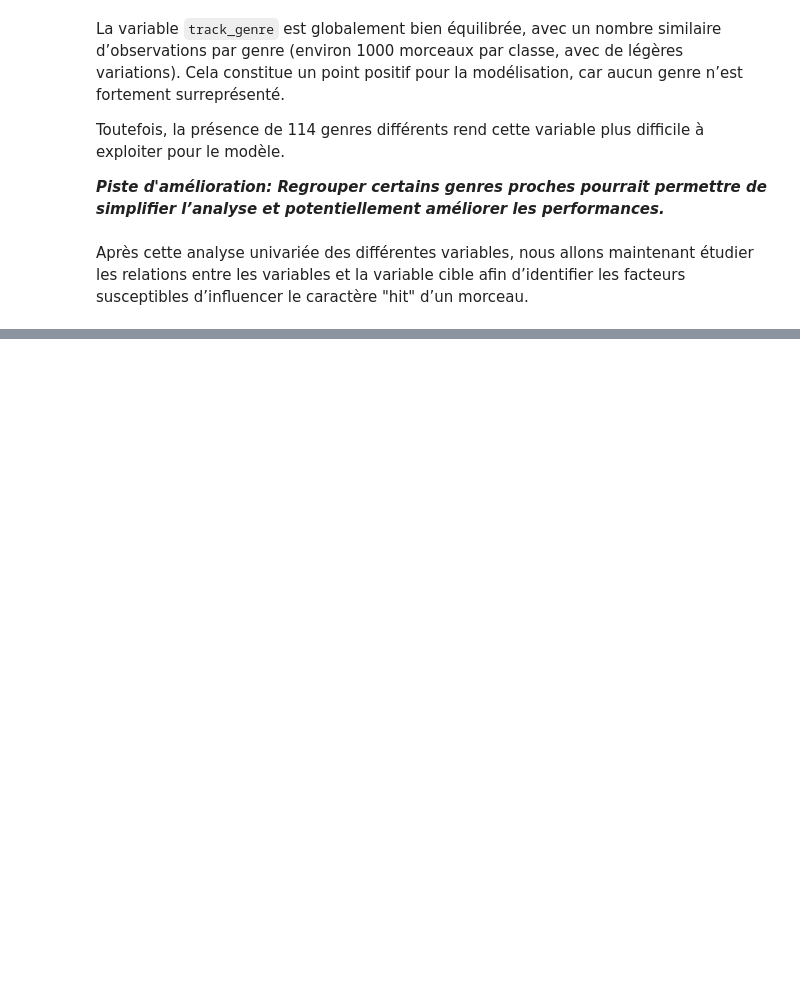
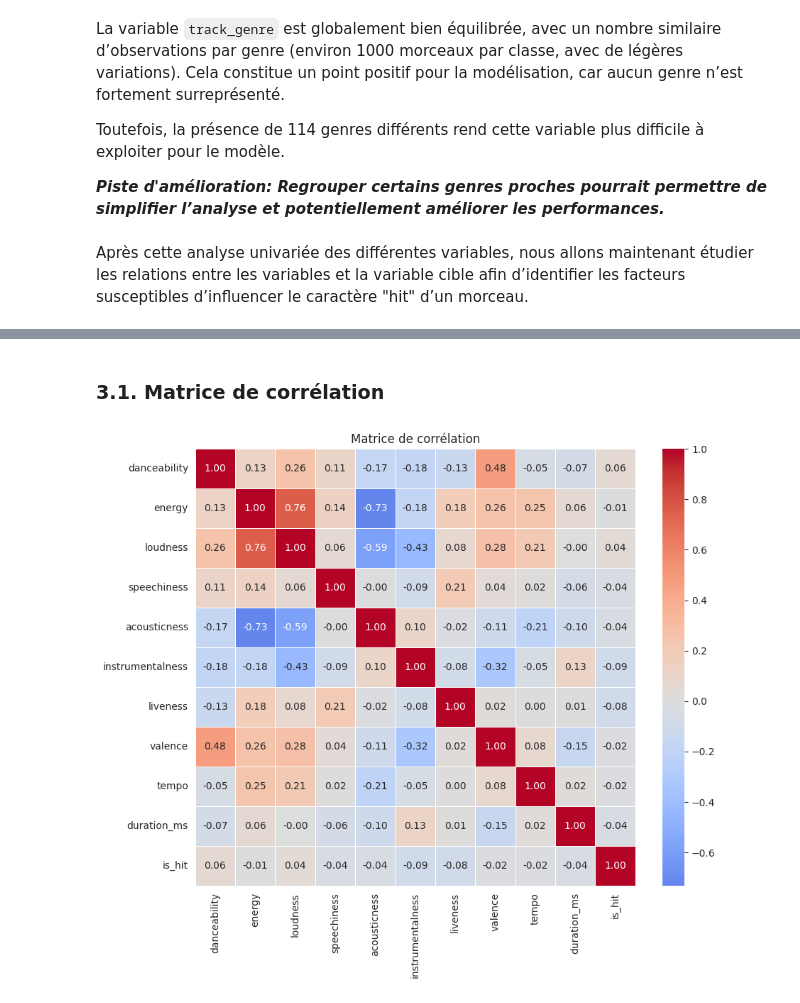
Before and after one commit to elo-labs/spotify-hit-prediction, a Jupyter notebook: notebooks/eda.ipynb, the cells around one changed output, grey strips where cells are left out. Drawn from its saved outputs; the diff is of its cells as text; code cells hidden in the pictures; blank space fills up the shorter version.

Commit message:
EDA - Matrice de corrélation

```diff
--- a/notebooks/eda.ipynb
+++ b/notebooks/eda.ipynb
@@ -592,0 +593,13 @@ Après cette analyse univariée des différentes variables, nous allons maintena
+# %% [markdown]
+### 3.1. Matrice de corrélation
+# %%
+num_cols_corr = num_cols + ["is_hit"]
+
+corr = df[num_cols_corr].corr()
+
+plt.figure(figsize=(10, 8))
+sns.heatmap(corr, annot=True, cmap="coolwarm", fmt=".2f", linewidths=0.5, center=0)
+plt.title("Matrice de corrélation")
+plt.show()
+# %% [output]
+[figure, added]
```
Also changed, not shown: parts of 4 cells of this notebook.
